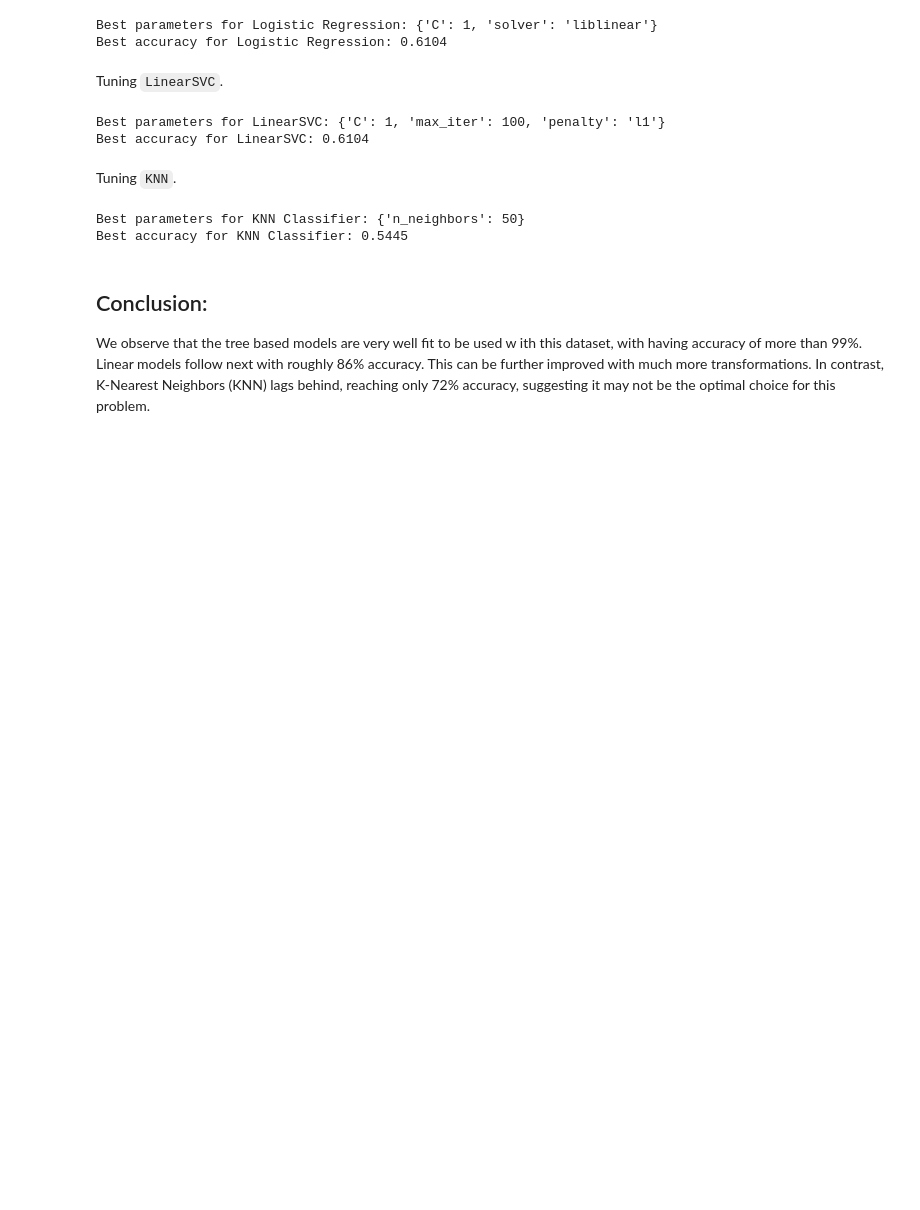
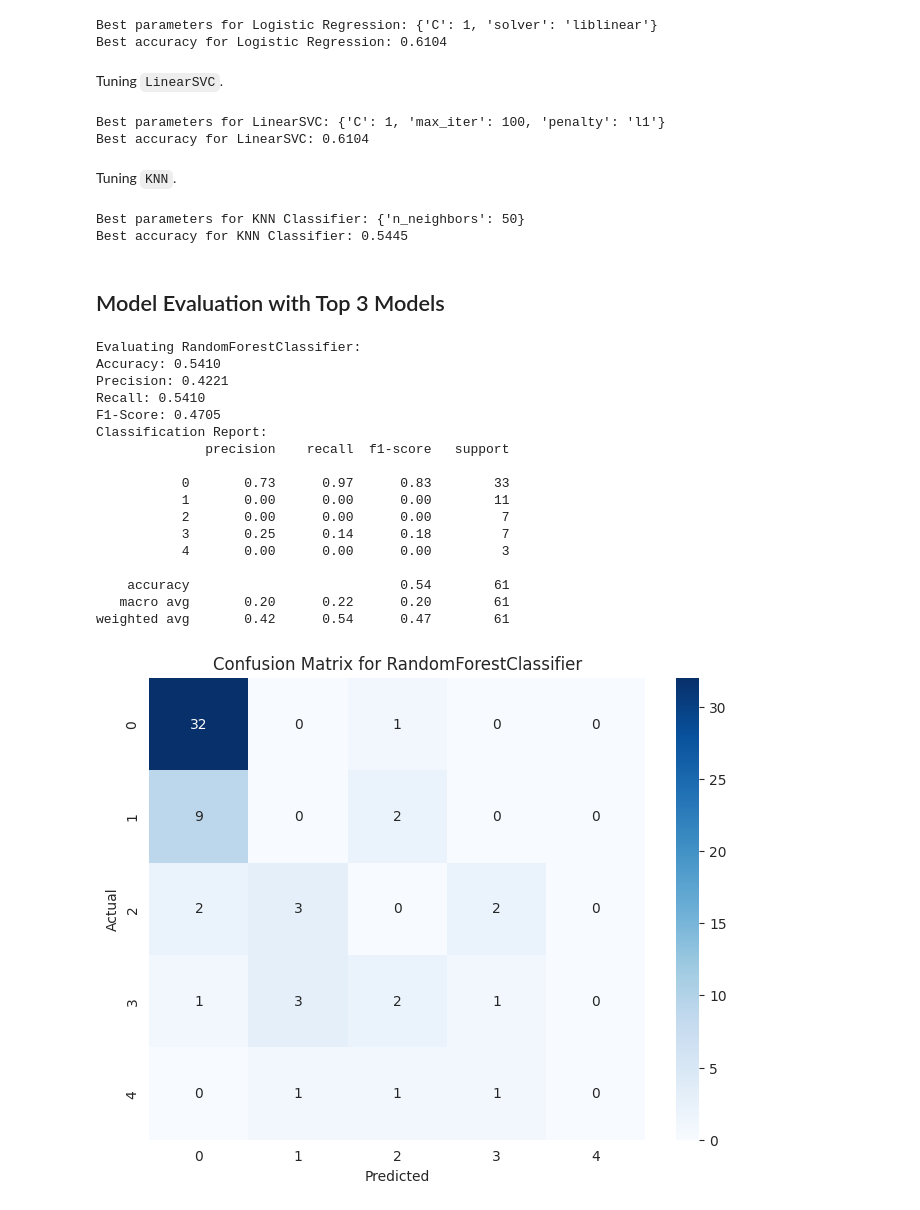
Before and after one commit to skandanyal/ML-Lab-7th-sem, a Jupyter notebook: mlLab2.ipynb, the cells around one changed output. Saved outputs shown, nothing was run; the diff lists cells and outputs as text; code cells hidden in the pictures; blank space fills up the shorter version.

```diff
--- a/mlLab2.ipynb
+++ b/mlLab2.ipynb
@@ -450,7 +450,79 @@ print(f"Best accuracy for KNN Classifier: {lr_grid_search.best_score_:.4f}")
 # %% [output]
 Best parameters for KNN Classifier: {'n_neighbors': 50}
 Best accuracy for KNN Classifier: 0.5445
-# %% [markdown]
-## Conclusion:
-We observe that the tree based models are very well fit to be used w
-ith this dataset, with having accuracy of more than 99%. Linear models follow next with roughly 86% accuracy. This can be further improved with much more transformations. In contrast, K-Nearest Neighbors (KNN) lags behind, reaching only 72% accuracy, suggesting it may not be the optimal choice for this problem.
+# %% [markdown]
+## Model Evaluation with Top 3 Models
+# %%
+from sklearn.model_selection import train_test_split
+from sklearn.metrics import accuracy_score, precision_score, recall_score, f1_score, confusion_matrix, classification_report
+import matplotlib.pyplot as plt
+import seaborn as sns
+
+# Split the data into training and testing sets
+X_train, X_test, y_train, y_test = train_test_split(X_t, y, test_size=0.2, random_state=42, stratify=y)
+
+# Best hyperparameters found from GridSearchCV (assuming these are from the previous runs)
+# RandomForestClassifier: {'max_depth': None, 'min_samples_leaf': 4, 'min_samples_split': 2, 'n_estimators': 100}
+# LogisticRegression: {'C': 1, 'solver': 'liblinear'}
+# LinearSVC: {'C': 1, 'max_iter': 100, 'penalty': 'l1'}
+
+# Initialize the top 3 models with their best parameters
+rf_model = RandomForestClassifier(max_depth=None, min_samples_leaf=4, min_samples_split=2, n_estimators=100, random_state=5, n_jobs=-1)
+lr_model = LogisticRegression(C=1, solver='liblinear', random_state=5, max_iter=1000, n_jobs=-1)
+lsvc_model = LinearSVC(C=1, max_iter=100, penalty='l1', random_state=5)
+
+models_to_evaluate = {
+    'RandomForestClassifier': rf_model,
+    'LogisticRegression': lr_model,
+    'LinearSVC': lsvc_model
+}
+
+for name, model in models_to_evaluate.items():
+    print(f"\nEvaluating {name}:")
+
+    # Train the model
+    model.fit(X_train, y_train)
+
+    # Make predictions
+    y_pred = model.predict(X_test)
+
+    # Calculate metrics
+    accuracy = accuracy_score(y_test, y_pred)
+    precision = precision_score(y_test, y_pred, average='weighted', zero_division=0)
+    recall = recall_score(y_test, y_pred, average='weighted', zero_division=0)
+    f1 = f1_score(y_test, y_pred, average='weighted', zero_division=0)
+
+    print(f"Accuracy: {accuracy:.4f}")
+    print(f"Precision: {precision:.4f}")
+    print(f"Recall: {recall:.4f}")
+    print(f"F1-Score: {f1:.4f}")
+    print("Classification Report:")
+    print(classification_report(y_test, y_pred, zero_division=0))
+
+    # Confusion Matrix
+    cm = confusion_matrix(y_test, y_pred)
+    plt.figure(figsize=(8, 6))
+    sns.heatmap(cm, annot=True, fmt='d', cmap='Blues')
+    plt.title(f'Confusion Matrix for {name}')
+    plt.xlabel('Predicted')
+    plt.ylabel('Actual')
+    plt.show()
+# %% [output]
+Evaluating RandomForestClassifier:
+Accuracy: 0.5410
+Precision: 0.4221
+Recall: 0.5410
+F1-Score: 0.4705
+Classification Report:
+              precision    recall  f1-score   support
+
+           0       0.73      0.97      0.83        33
+           1       0.00      0.00      0.00        11
+           2       0.00      0.00      0.00         7
+           3       0.25      0.14      0.18         7
+           4       0.00      0.00      0.00         3
+
+    accuracy                           0.54        61
+   macro avg       0.20      0.22      0.20        61
+weighted avg       0.42      0.54      0.47        61
+[figure, added]
```
Also changed, not shown: parts of 3 cells of this notebook.
